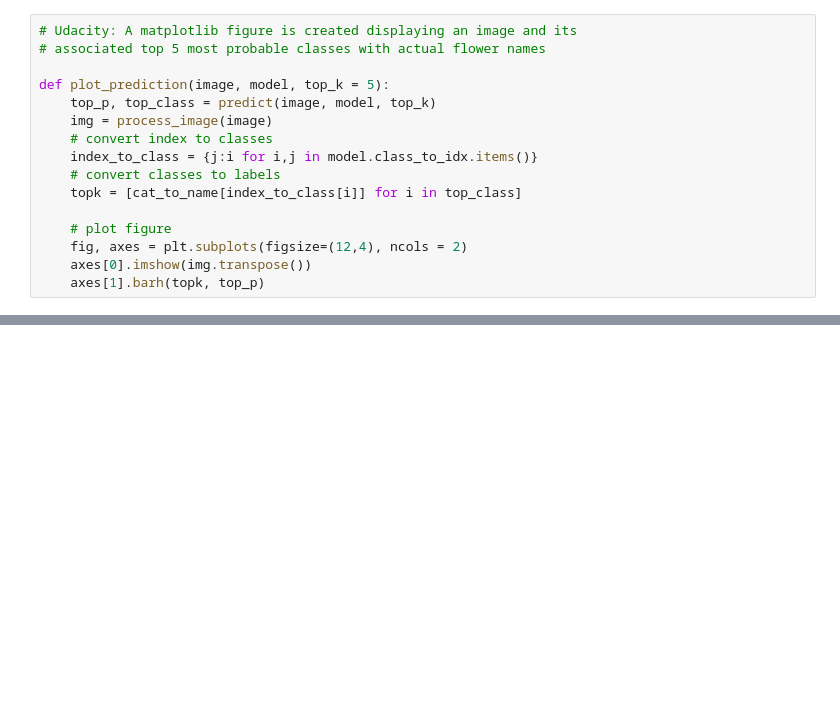
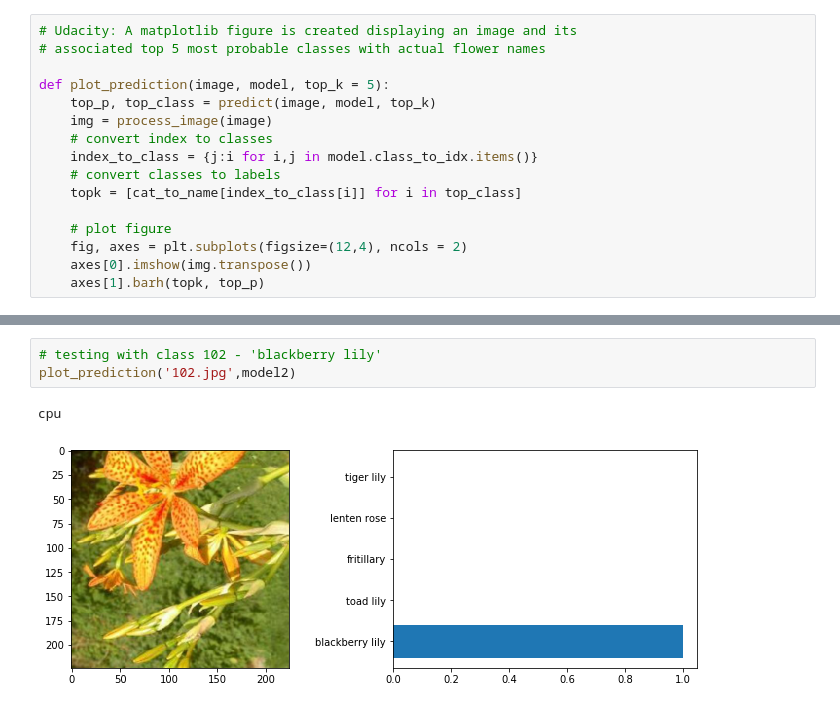
Before and after one commit to bvcmartins/dsndProject2, a Jupyter notebook: aipnd_main.ipynb, the cells around one changed output, grey strips where cells are left out. Cells and saved outputs as stored; diff of their text form; blank space fills up the shorter version.

```diff
--- a/aipnd_main.ipynb
+++ b/aipnd_main.ipynb
@@ -655,0 +661,6 @@ plot_prediction('test_image.jpg',model2)
+# %%
+# testing with class 102 - 'blackberry lily'
+plot_prediction('102.jpg',model2)
+# %% [output]
+cpu
+[figure, added]
```
Also changed, not shown: parts of 29 cells of this notebook.
